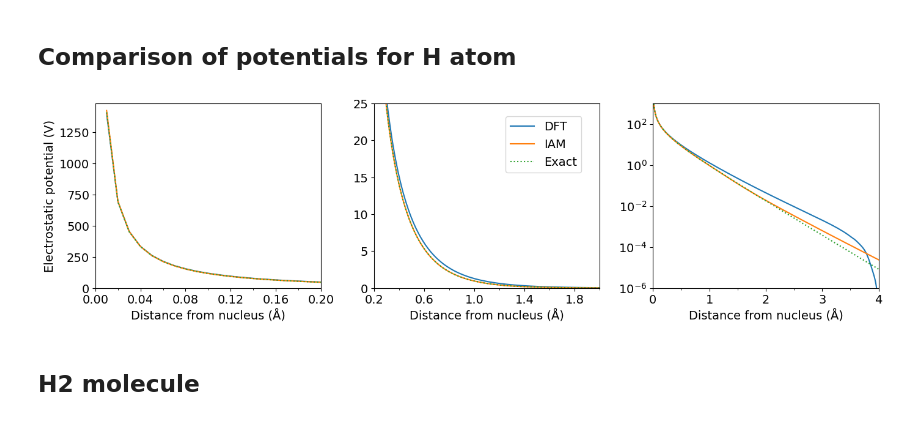
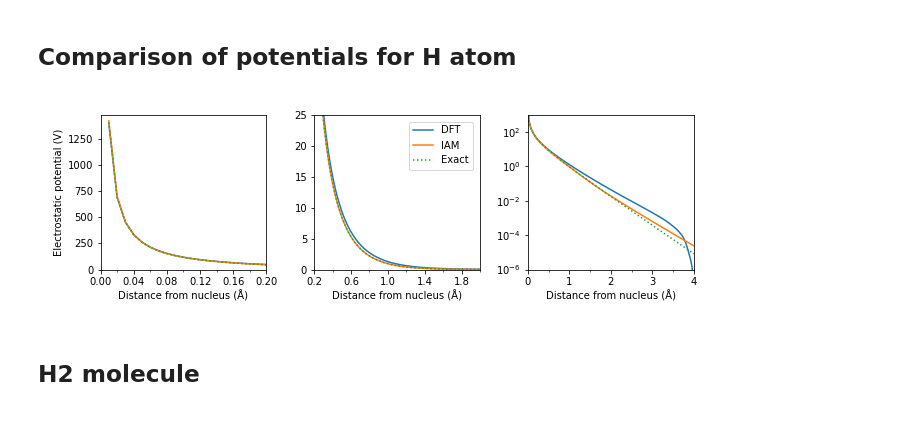
Before and after one commit to msa-em/guide-tem-simulation, a Jupyter notebook: notebooks/Atomic_potentials.ipynb, the cells around one changed output. Drawn from its saved outputs; the diff is of its cells as text; code cells hidden in the pictures.

```diff
--- a/notebooks/Atomic_potentials.ipynb
+++ b/notebooks/Atomic_potentials.ipynb
@@ -25,9 +27,21 @@ scattering_factor = parametrization.line_profiles(
     symbols, cutoff=3, name="scattering_factor"
 )
 
-fig, (ax1, ax2) = plt.subplots(1, 2, figsize=(12, 4))
+dpi = 72
+fig, (ax1, ax2) = plt.subplots(1, 2, figsize=(675/dpi, 225/dpi), dpi=dpi)
+
 visualization = potentials.show(ax=ax1)
 visualization.set_ylim([0, 2e3])
 
-scattering_factor.show(legend=True, ax=ax2);
+scattering_factor.show(legend=True, ax=ax2)
+
+fig.canvas.resizable = False
+fig.canvas.header_visible = False
+fig.canvas.footer_visible = False
+fig.canvas.toolbar_visible = True
+fig.canvas.layout.width = '675px'
+fig.canvas.layout.height = '250px'
+fig.canvas.toolbar_position = 'bottom'
+
+fig.tight_layout();
 # %% [output]
@@ -91,41 +102,48 @@ import matplotlib.pyplot as plt
 from matplotlib.ticker import (MultipleLocator, AutoMinorLocator)
 
 # Plotting the comparison between the three models.
-fig, (ax1, ax2, ax3) = plt.subplots(1, 3, figsize = (14,4))
-fig.tight_layout(pad=1.6)
+fig, (ax1, ax2, ax3) = plt.subplots(1, 3, figsize=(675/dpi, 225/dpi), dpi=dpi)
 
 ax1.set_xlim((0.0,0.2));
 ax1.set_ylim((0,y[1]*1.05));
 ax1.plot(r[1:], line_dft[1:], label='DFT')
 ax1.plot(r[1:], line_iam[1:], label='IAM')
 ax1.plot(r[1:], y[1:], label='Exact', linestyle=':');
 ax1.set_xlabel('Distance from nucleus (Å)')
 ax1.set_ylabel('Electrostatic potential (V)')
 ax1.set_xticks(np.arange(0,0.24,0.04))
 ax1.xaxis.set_minor_locator(MultipleLocator(0.02))
 
 ax2.set_xlim((0.2,2.0));
 ax2.set_ylim((0.0,25.0));
 ax2.plot(r[1:], line_dft[1:])#, label='DFT')
 ax2.plot(r[1:], line_iam[1:])#, label='IAM')
 ax2.plot(r[1:], y[1:], linestyle=':')#, label='Exact');
 ax2.set_xlabel('Distance from nucleus (Å)')
 ax2.set_xticks(np.arange(0.2,2.2,0.4))
 ax2.xaxis.set_minor_locator(MultipleLocator(0.2))
 
 ax3.set_xlim((0.0,4.0));
 ax3.set_ylim((0.000001,1000));
 ax3.plot(r[1:], line_dft[1:])#, label='DFT')
 ax3.plot(r[1:], line_iam[1:])#, label='IAM')
 ax3.plot(r[1:], y[1:], linestyle=':')#, label='Exact');
 ax3.set_yscale('log')
 ax3.set_xlabel('Distance from nucleus (Å)')
 ax3.xaxis.set_minor_locator(MultipleLocator(0.5))
 
 fig.legend(loc=(0.55,0.66));
-plt.rcParams['font.size'] = 14
+
+fig.canvas.resizable = False
+fig.canvas.header_visible = False
+fig.canvas.footer_visible = False
+fig.canvas.toolbar_visible = True
+fig.canvas.layout.width = '675px'
+fig.canvas.layout.height = '250px'
+fig.canvas.toolbar_position = 'bottom'
+fig.tight_layout(pad=1.6)
 # %% [output]
-[figure, old version]
+[figure, new version]
 # %% [markdown]
 ## H2 molecule
 # %%
```
Also changed, not shown: parts of 5 cells of this notebook, 5 other files.
